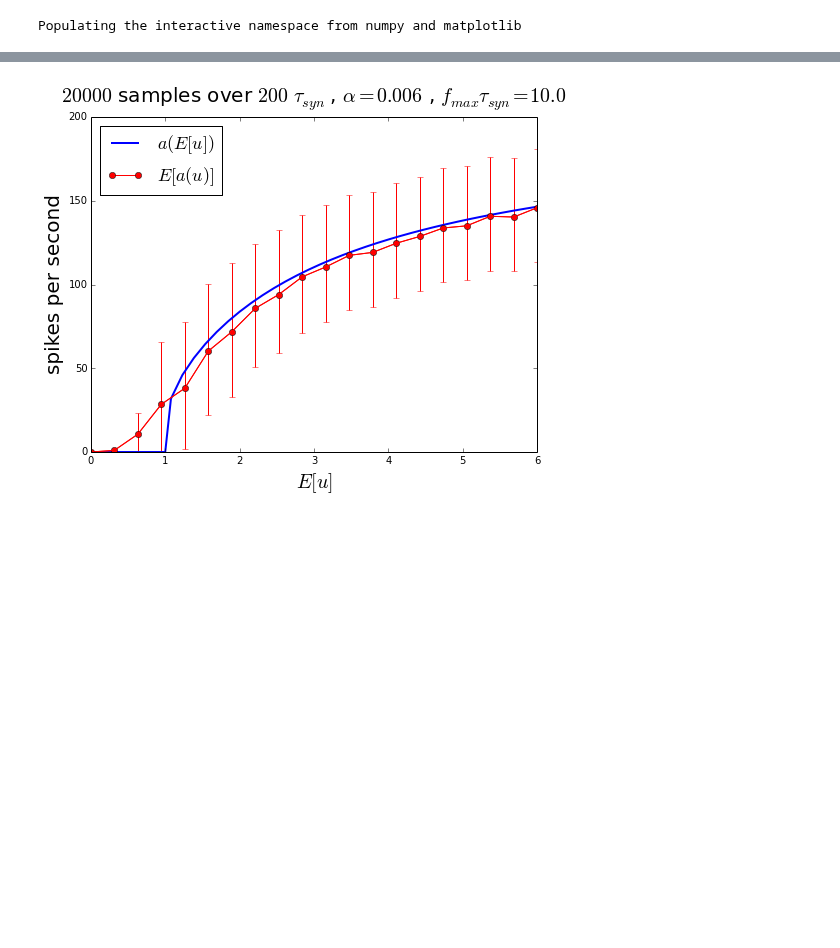
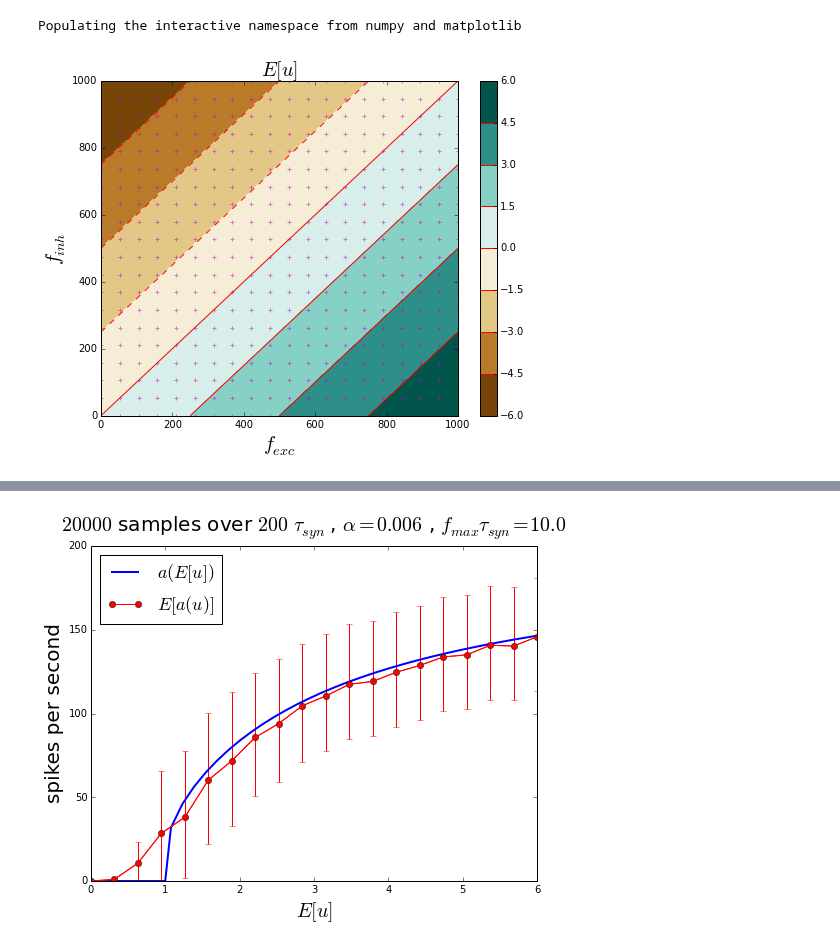
Before and after one commit to samfok/notebooks, a Jupyter notebook: neuron/LIF_statistics.ipynb, the cells around one changed output, grey strips where cells are left out. Cells and saved outputs as stored; diff of their text form; code cells hidden in the pictures; blank space fills up the shorter version.

```diff
--- a/neuron/LIF_statistics.ipynb
+++ b/neuron/LIF_statistics.ipynb
@@ -321,0 +333,81 @@ plot_tuning_curve = plot_continuous
+# %%
+# fexc finh sweep
+tau_syn = .01
+tau_m = .01
+tref = .005
+xt = 1.
+k_trans = 5 # number of tau_syn to wait before collecting rate data
+
+max_u = 6.
+max_f = 1000.
+npts = 20
+
+alpha = max_u/max_f
+
+fexc = np.linspace(0, max_f, npts)
+finh = np.linspace(0, max_f, npts)
+fexc_g, finh_g = np.meshgrid(fexc, finh)
+lam_g = fexc_g+finh_g
+u_g = alpha*(fexc_g-finh_g)
+s_g = np.sqrt(lam_g/(2.*tau_syn))
+tuning_th = lif_fi(u_g, tau_m, tref, xt)
+
+T = 2.
+dt = .0001
+
+neuronp = dict(tau_syn=tau_syn, tau_m=tau_m, tref=tref, xt=xt)
+io_collector = LIF_IO_Collector(dt=dt, T=T, alpha=alpha, neuronp=neuronp, filt_tau=tau_syn, k_trans=k_trans)
+tuning, dev1s_l, dev1s_u = io_collector.collect_io_stats(fexc=fexc_g, finh=finh_g, ret_dev1s=True, max_proc=None)
+
+# E[u]
+fig, ax = plot_contour(fexc_g, finh_g, u_g, contourfp={'cmap':plt.cm.BrBG}, contourp={'colors':'r'},
+                       figp={'figsize':(8,6)},
+                       xlabel=r'$f_{exc}$', xlabelp={'fontsize':20}, ylabel=r'$f_{inh}$', ylabelp={'fontsize':20},
+                       title=r'$E[u]$', titlep={'fontsize':20})
+plot_scatter(fexc_g, finh_g, scatterp={'c':'m', 'marker':'+', 'alpha':.5}, ax=ax,
+             xlim=(fexc[0], fexc[-1]), ylim=(finh[0], finh[-1]),
+             fname=FIGDIR+'fe_fi_u.png', savep={'dpi':200})
+
+# a(E[u]))
+fig, ax = plot_contour(fexc_g, finh_g, tuning_th, contourfp={'cmap':plt.cm.copper}, contourp={'colors':'r'},
+                       figp={'figsize':(8,6)},
+                       xlabel=r'$f_{exc}$', xlabelp={'fontsize':20}, ylabel=r'$f_{inh}$', ylabelp={'fontsize':20},
+                       title=r'$a(E[u])$', titlep={'fontsize':20})
+plot_scatter(fexc_g, finh_g, scatterp={'c':'m', 'marker':'+', 'alpha':.5}, ax=ax,
+             xlim=(fexc[0], fexc[-1]), ylim=(finh[0], finh[-1]),
+             fname=FIGDIR+'fe_fi_tuning_th.png', savep={'dpi':200})
+
+# sqrt(Var(u))
+fig, ax = plot_contour(fexc_g, finh_g, s_g, contourfp={'cmap':plt.cm.PuOr}, contourp={'colors':'r'},
+                       figp={'figsize':(8,6)},
+                       xlabel=r'$f_{exc}$', xlabelp={'fontsize':20}, ylabel=r'$f_{inh}$', ylabelp={'fontsize':20},
+                       title=r'$\sigma(f_{exc}+f_{inh})$', titlep={'fontsize':20})
+plot_scatter(fexc_g, finh_g, scatterp={'c':'m', 'marker':'+', 'alpha':.5}, ax=ax,
+             xlim=(fexc[0], fexc[-1]), ylim=(finh[0], finh[-1]),
+             fname=FIGDIR+'fe_fi_noise.png', savep={'dpi':200})
+
+# E[a(u)]
+fig, ax = plot_contour(fexc_g, finh_g, tuning, contourfp={'cmap':plt.cm.copper}, contourp={'colors':'r'},
+                       figp={'figsize':(8,6)},
+                       xlabel=r'$f_{exc}$', xlabelp={'fontsize':20}, ylabel=r'$f_{inh}$', ylabelp={'fontsize':20},
+                       title=r'$E[a(u)]$', titlep={'fontsize':20})
+plot_scatter(fexc_g, finh_g, scatterp={'c':'m', 'marker':'+', 'alpha':.5}, ax=ax,
+             xlim=(fexc[0], fexc[-1]), ylim=(finh[0], finh[-1]),
+             fname=FIGDIR+'fe_fi_noisy_tuning.png', savep={'dpi':200})
+
+# Var(a(u))
+fig, ax = plot_contour(fexc_g, finh_g, dev1s_l, contourfp={'cmap':plt.cm.winter}, contourp={'colors':'r'},
+                       subplotp=(1,2,1), figp={'figsize':(16,6)},
+                       xlabel=r'$f_{exc}$', xlabelp={'fontsize':20}, ylabel=r'$f_{inh}$', ylabelp={'fontsize':20},
+                       title=r'$-\sigma\%(a(u))$', titlep={'fontsize':20})
+plot_scatter(fexc_g, finh_g, scatterp={'c':'m', 'marker':'+', 'alpha':.5}, ax=ax,
+             xlim=(fexc[0], fexc[-1]), ylim=(finh[0], finh[-1]))
+fig, ax = plot_contour(fexc_g, finh_g, dev1s_u, contourfp={'cmap':plt.cm.winter}, contourp={'colors':'r'}, fig=fig,
+                       subplotp=(1,2,2),
+                       xlabel=r'$f_{exc}$', xlabelp={'fontsize':20}, ylabel=r'$f_{inh}$', ylabelp={'fontsize':20},
+                       title=r'$+\sigma\%(a(u))$', titlep={'fontsize':20})
+plot_scatter(fexc_g, finh_g, scatterp={'c':'m', 'marker':'+', 'alpha':.5}, ax=ax,
+             xlim=(fexc[0], fexc[-1]), ylim=(finh[0], finh[-1]),
+             fname=FIGDIR+'fe_fi_noisy_tuning.png', savep={'dpi':200});
+# %% [output]
+[figure, added]
```
Also changed, not shown: parts of 4 cells of this notebook.
